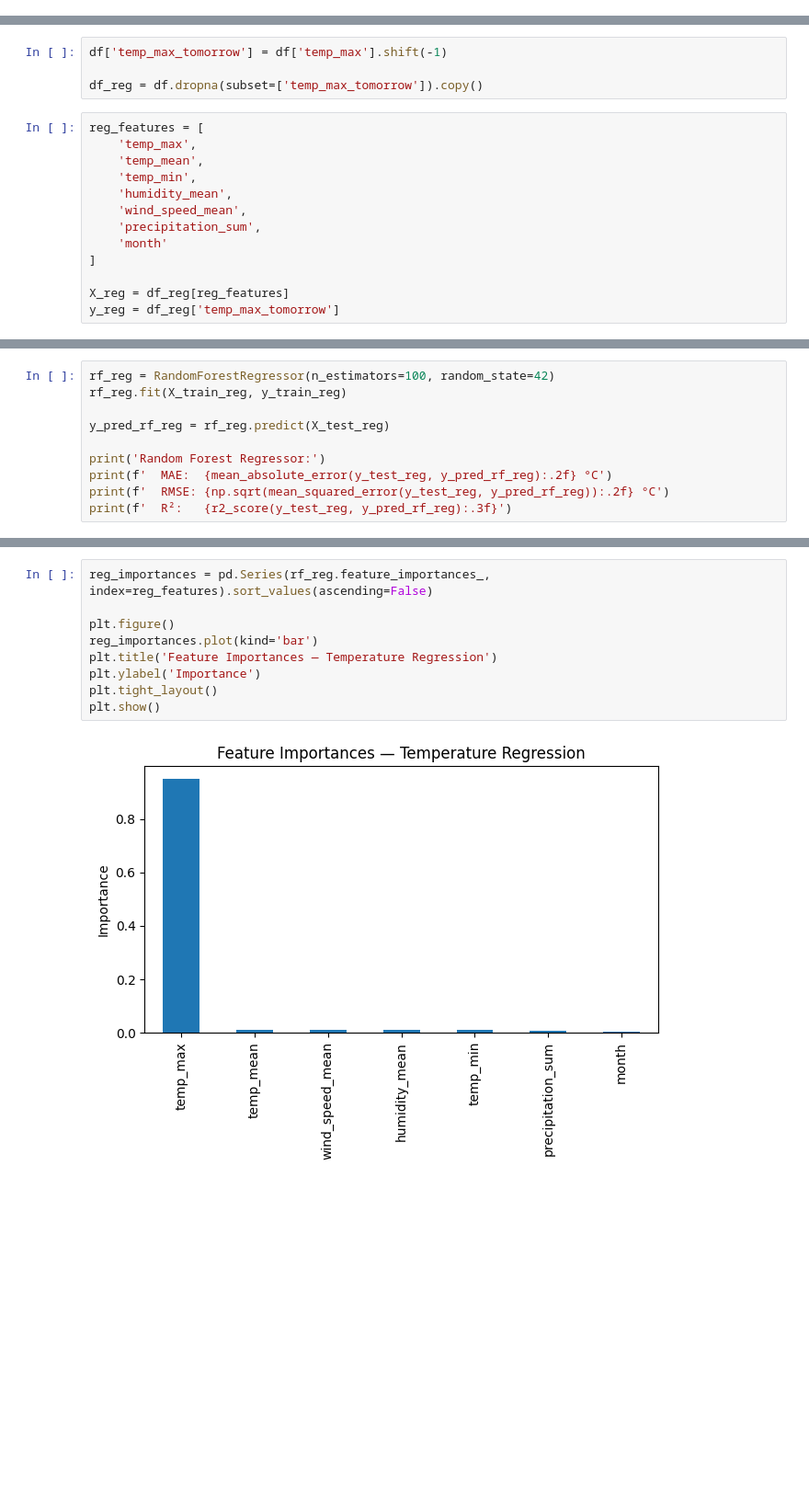
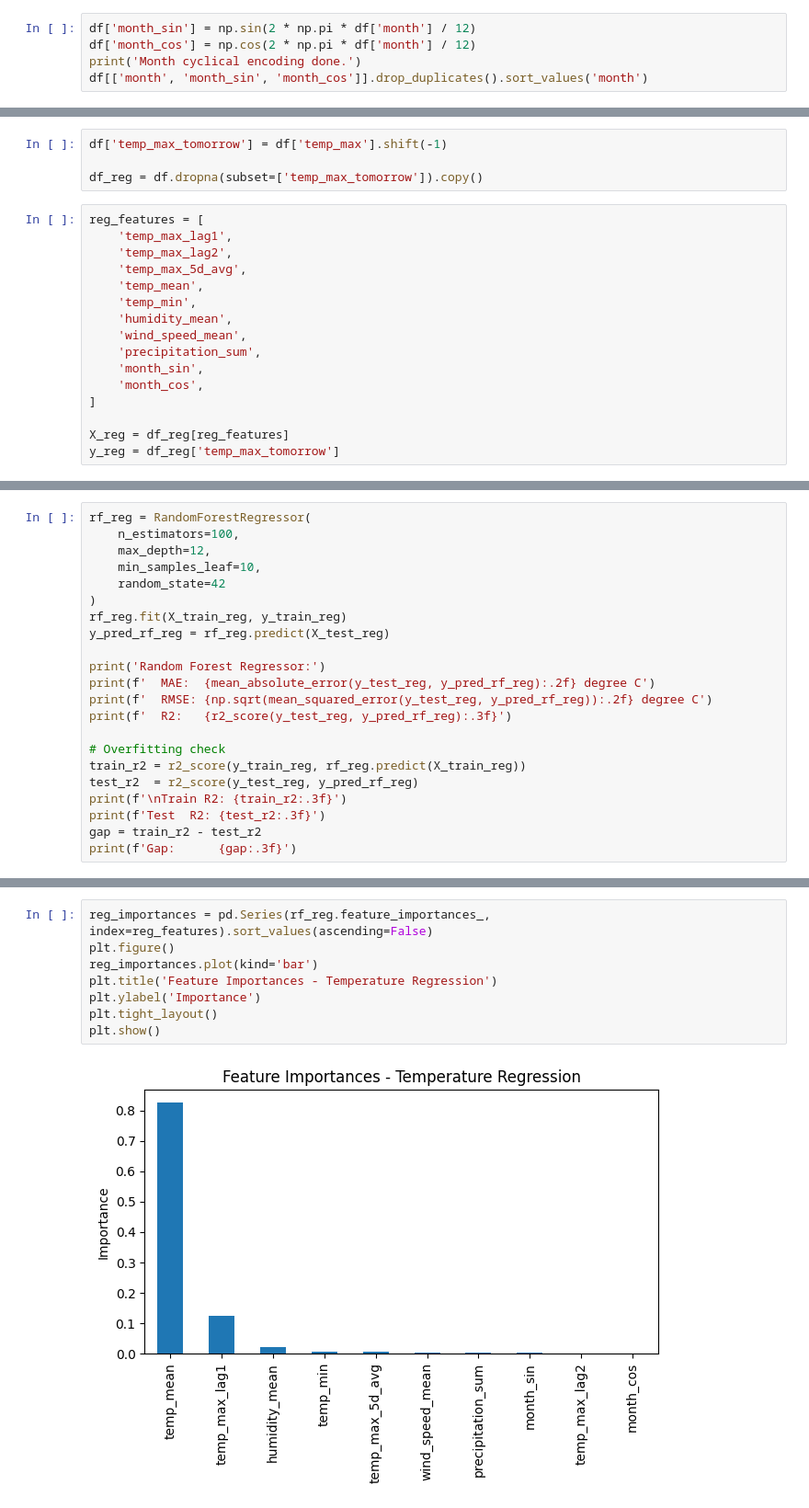
Before and after one commit to Vinay-sharma-04/Jaipur-Weather-Analysis-Heatwave-Forecasting, a Jupyter notebook: Model.ipynb, the cells around one changed output, grey strips where cells are left out. Shown at 92% size. Cells and saved outputs as stored; diff of their text form; blank space fills up the shorter version.

```diff
--- a/Model.ipynb
+++ b/Model.ipynb
@@ -96,3 +97,8 @@ plt.tight_layout()
 plt.show()
 # %% [output]
 [figure]
+# %%
+df['month_sin'] = np.sin(2 * np.pi * df['month'] / 12)
+df['month_cos'] = np.cos(2 * np.pi * df['month'] / 12)
+print('Month cyclical encoding done.')
+df[['month', 'month_sin', 'month_cos']].drop_duplicates().sort_values('month')
@@ -208,13 +328,16 @@ df['temp_max_tomorrow'] = df['temp_max'].shift(-1)
 df_reg = df.dropna(subset=['temp_max_tomorrow']).copy()
 # %%
 reg_features = [
-    'temp_max',
+    'temp_max_lag1',
+    'temp_max_lag2',
+    'temp_max_5d_avg',
     'temp_mean',
     'temp_min',
     'humidity_mean',
     'wind_speed_mean',
     'precipitation_sum',
-    'month'
+    'month_sin',
+    'month_cos',
 ]
 
 X_reg = df_reg[reg_features]
@@ -274,12 +400,24 @@ Linear Regression:
 # %%
-rf_reg = RandomForestRegressor(n_estimators=100, random_state=42)
+rf_reg = RandomForestRegressor(
+    n_estimators=100,
+    max_depth=12,
+    min_samples_leaf=10,
+    random_state=42
+)
 rf_reg.fit(X_train_reg, y_train_reg)
-
 y_pred_rf_reg = rf_reg.predict(X_test_reg)
 
 print('Random Forest Regressor:')
-print(f'  MAE:  {mean_absolute_error(y_test_reg, y_pred_rf_reg):.2f} °C')
-print(f'  RMSE: {np.sqrt(mean_squared_error(y_test_reg, y_pred_rf_reg)):.2f} °C')
-print(f'  R²:   {r2_score(y_test_reg, y_pred_rf_reg):.3f}')
+print(f'  MAE:  {mean_absolute_error(y_test_reg, y_pred_rf_reg):.2f} degree C')
+print(f'  RMSE: {np.sqrt(mean_squared_error(y_test_reg, y_pred_rf_reg)):.2f} degree C')
+print(f'  R2:   {r2_score(y_test_reg, y_pred_rf_reg):.3f}')
+
+# Overfitting check
+train_r2 = r2_score(y_train_reg, rf_reg.predict(X_train_reg))
+test_r2  = r2_score(y_test_reg, y_pred_rf_reg)
+print(f'\nTrain R2: {train_r2:.3f}')
+print(f'Test  R2: {test_r2:.3f}')
+gap = train_r2 - test_r2
+print(f'Gap:      {gap:.3f}')
 # %% [output]
 Random Forest Regressor:
@@ -317,13 +497,12 @@ Mean error: 0.00 °C  (negative = model over-predicts)
 # %%
 reg_importances = pd.Series(rf_reg.feature_importances_, index=reg_features).sort_values(ascending=False)
-
 plt.figure()
 reg_importances.plot(kind='bar')
-plt.title('Feature Importances — Temperature Regression')
+plt.title('Feature Importances - Temperature Regression')
 plt.ylabel('Importance')
 plt.tight_layout()
 plt.show()
 # %% [output]
-[figure, old version]
+[figure, new version]
 # %%
 import joblib
```
Also changed, not shown: parts of 20 cells of this notebook.
